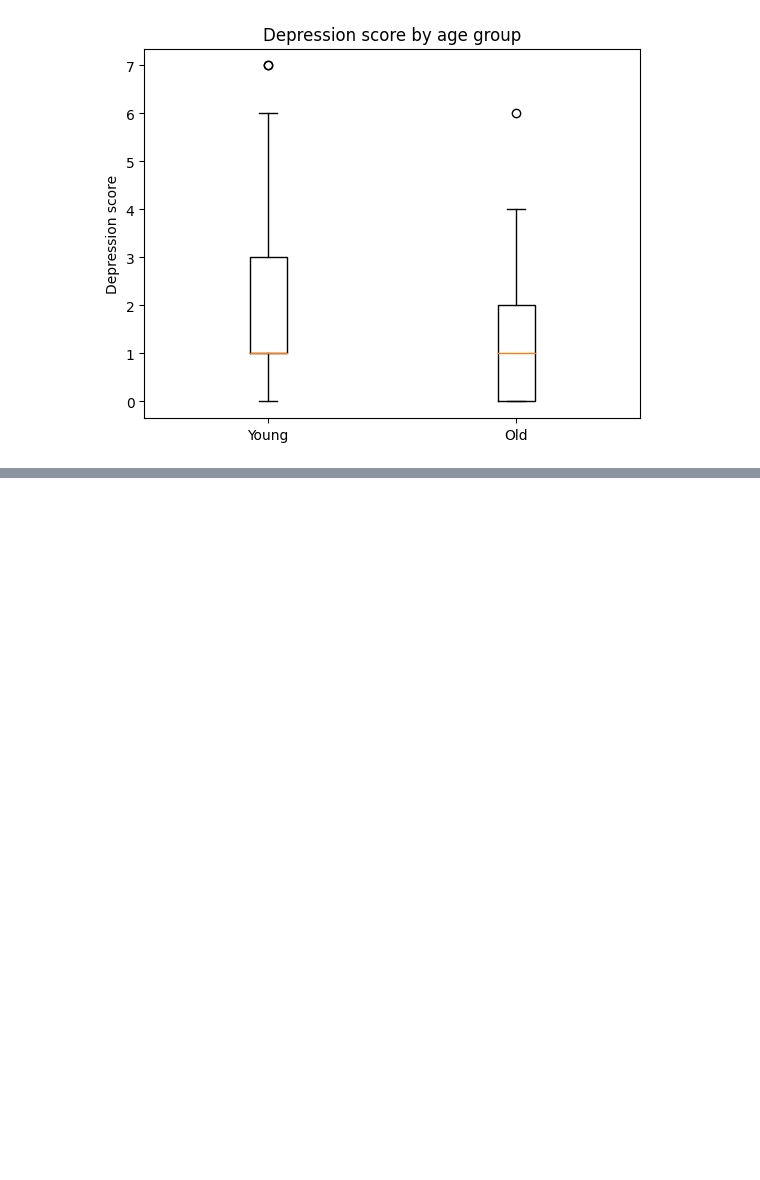
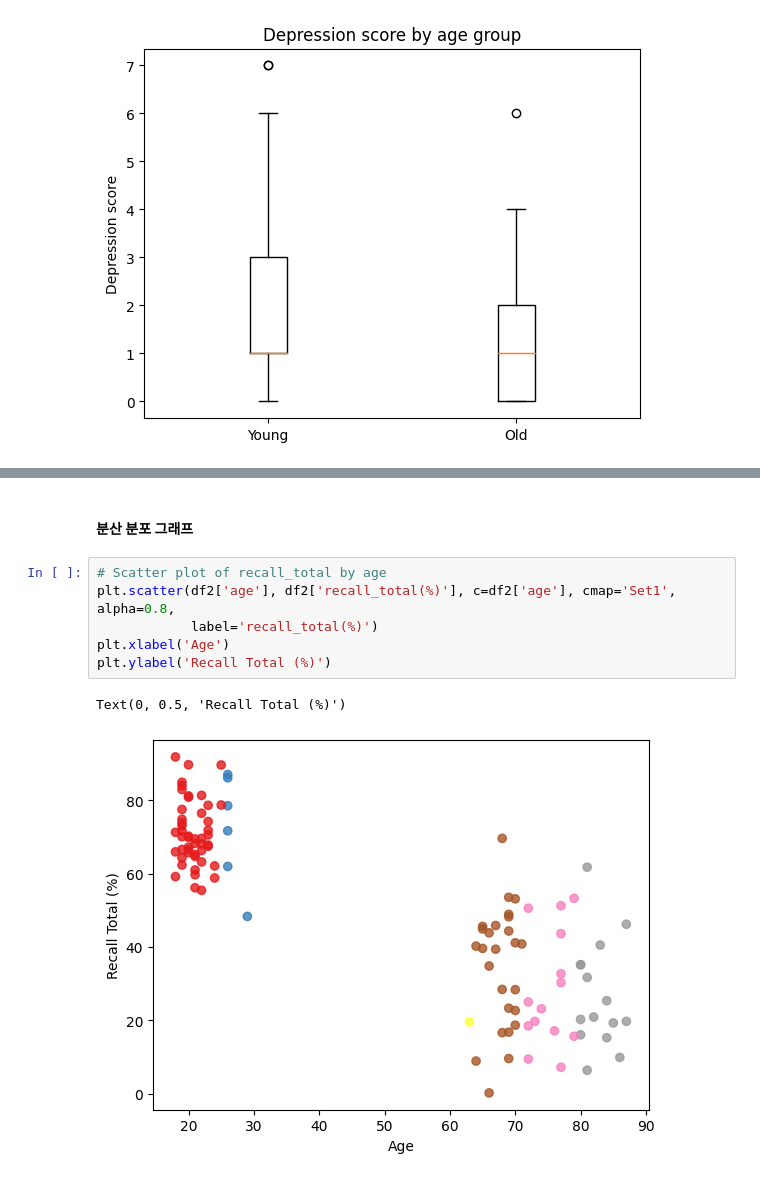
Before and after one commit to jayleekr/cps_code_space, a Jupyter notebook: lectures/day6/hw-6.ipynb, the cells around one changed output, grey strips where cells are left out. Cells and saved outputs as stored; diff of their text form; blank space fills up the shorter version.

```diff
--- a/lectures/day6/hw-6.ipynb
+++ b/lectures/day6/hw-6.ipynb
@@ -127,0 +159,11 @@ Name: cesd_boston, dtype: int64
+# %% [markdown]
+#### 분산 분포 그래프
+# %%
+# Scatter plot of recall_total by age
+plt.scatter(df2['age'], df2['recall_total(%)'], c=df2['age'], cmap='Set1', alpha=0.8,
+            label='recall_total(%)')
+plt.xlabel('Age')
+plt.ylabel('Recall Total (%)')
+# %% [output]
+Text(0, 0.5, 'Recall Total (%)')
+[figure, added]
```
Also changed, not shown: parts of 7 cells of this notebook.
